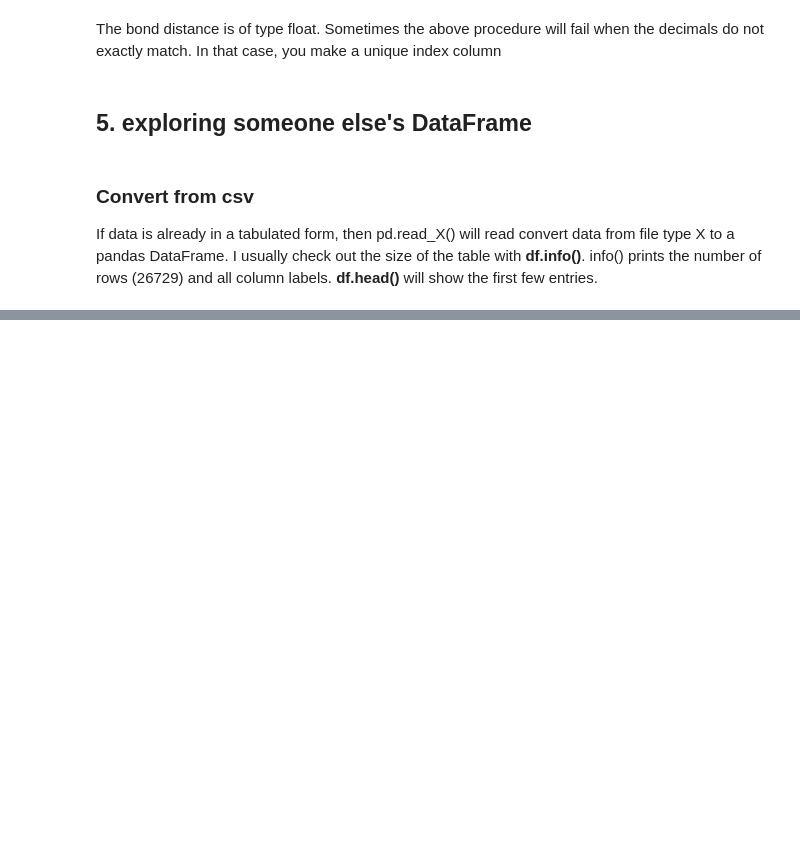
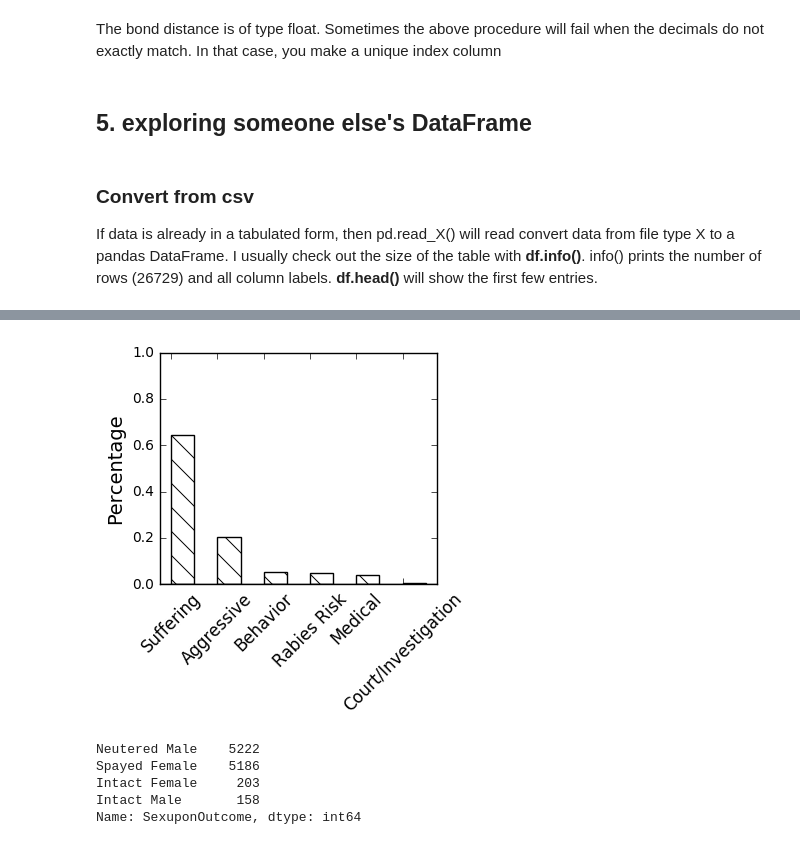
Before and after one commit to Paul-St-Young/share, a Jupyter notebook: python-tutorial/pandas/pandas_tutorial.ipynb, the cells around one changed output, grey strips where cells are left out. Drawn from its saved outputs; the diff is of its cells as text; code cells hidden in the pictures; blank space fills up the shorter version.

```diff
--- a/python-tutorial/pandas/pandas_tutorial.ipynb
+++ b/python-tutorial/pandas/pandas_tutorial.ipynb
@@ -364,0 +385,14 @@ memory usage: 2.0+ MB
+# %%
+# why are animals euthanized?
+sel = df_animals['OutcomeType'] == 'Euthanasia'
+fig,ax = bar_percentage( df_animals.loc[sel,'OutcomeSubtype'].value_counts(normalize=True) )
+# %% [output]
+[figure, added]
+# %%
+df_animals.loc[ df_animals['OutcomeType'] == 'Adoption','SexuponOutcome' ].value_counts()
+# %% [output]
+Neutered Male    5222
+Spayed Female    5186
+Intact Female     203
+Intact Male       158
+Name: SexuponOutcome, dtype: int64
```
Also changed, not shown: parts of 11 cells of this notebook.
